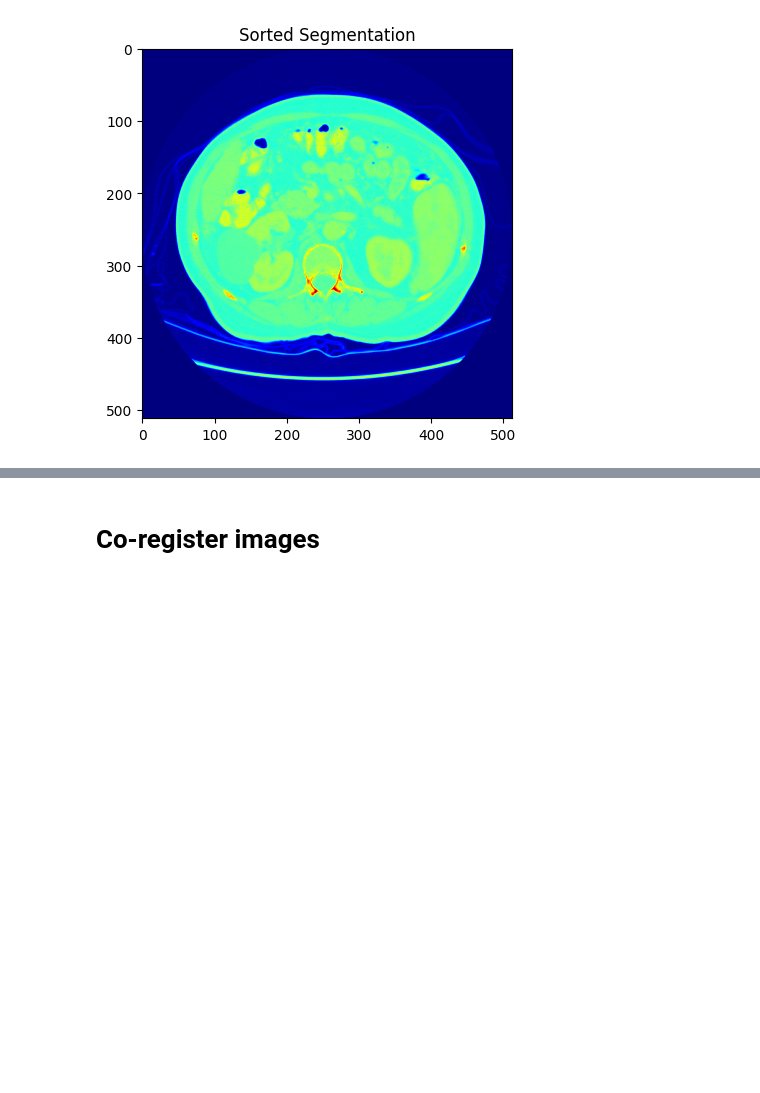
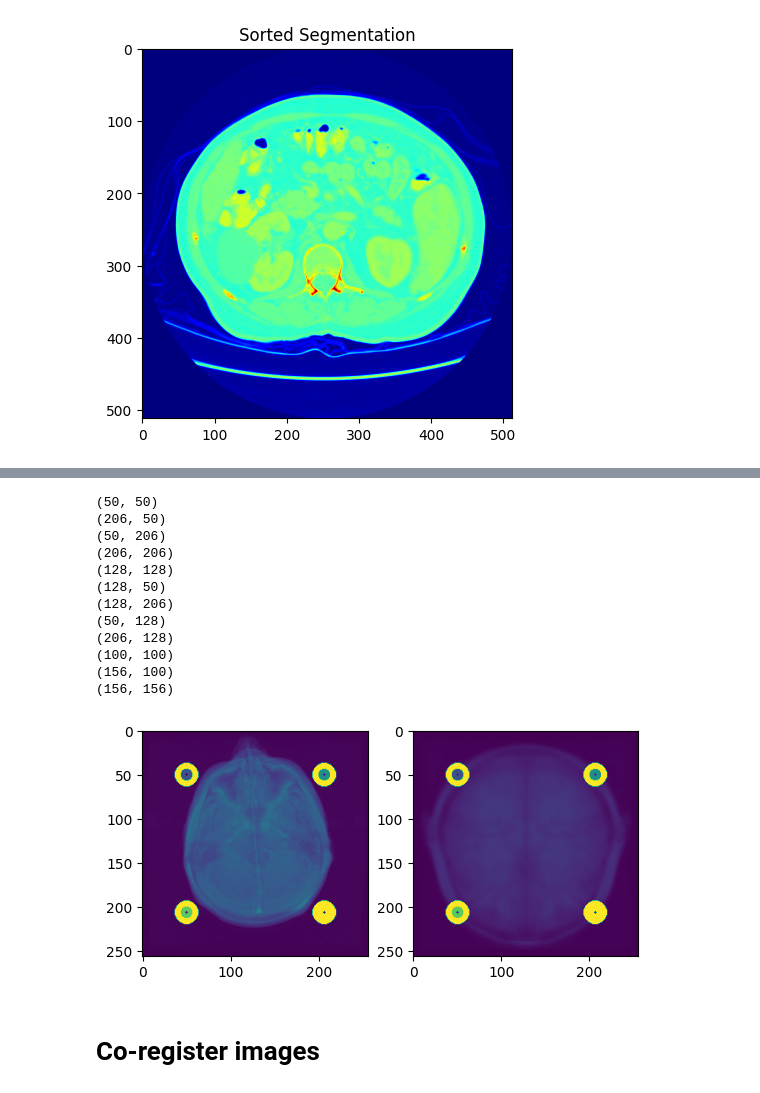
Before and after one commit to claredavies/MedicalImaging, a Jupyter notebook: MedicalImagingProject.ipynb, the cells around one changed output, grey strips where cells are left out. Saved outputs shown, nothing was run; the diff lists cells and outputs as text; code cells hidden in the pictures; blank space fills up the shorter version.

```diff
--- a/MedicalImagingProject.ipynb
+++ b/MedicalImagingProject.ipynb
@@ -297,3 +374,73 @@ plt.show()
+# %%
+# Assuming debug_img1 and debug_img2 are already defined
+
+# Get the shape of the images
+height1, width1 = debug_img1.shape[:2]
+height2, width2 = debug_img2.shape[:2]
+
+height1, width1 = debug_img1.shape[:2]
+height2, width2 = debug_img2.shape[:2]
+
+# Define the coordinate points within the image
+point1 = (50, 50)  # Top-left corner
+point2 = (width1 - 50, 50)  # Top-right corner
+point3 = (50, height1 - 50)  # Bottom-left corner
+point4 = (width1 - 50, height1 - 50)  # Bottom-right corner
+
+point5 = (int(width1 / 2), int(height1 / 2))  # Center point
+point6 = (int(width1 / 2), 50)  # Top-center point
+point7 = (int(width1 / 2), height1 - 50)  # Bottom-center point
+point8 = (50, int(height1 / 2))  # Left-center point
+point9 = (width1 - 50, int(height1 / 2))  # Right-center point
+
+point10 = (100, 100)  # Additional point
+point11 = (width1 - 100, 100)  # Additional point
+point12 = (width1 - 100, height1 - 100)
+
+print(point1)
+print(point2)
+print(point3)
+print(point4)
+print(point5)
+print(point6)
+print(point7)
+print(point8)
+print(point9)
+print(point10)
+print(point11)
+print(point12)
+
+# Draw circles on debug_img1 at the defined coordinate points
+cv2.circle(debug_img1, point1, 10, (255, 0, 0), 5)
+cv2.circle(debug_img1, point2, 10, (255, 0, 0), 5)
+cv2.circle(debug_img1, point3, 10, (255, 0, 0), 5)
+cv2.circle(debug_img1, point4, 10, (255, 0, 0), 5)
+
+# Draw circles on debug_img2 at the defined coordinate points
+cv2.circle(debug_img2, point1, 10, (255, 0, 0), 5)
+cv2.circle(debug_img2, point2, 10, (255, 0, 0), 5)
+cv2.circle(debug_img2, point3, 10, (255, 0, 0), 5)
+cv2.circle(debug_img2, point4, 10, (255, 0, 0), 5)
+
+plt.subplot(1,2,1)
+plt.imshow(debug_img1);
+
+plt.subplot(1,2,2)
+plt.imshow(debug_img2);
+# %% [output]
+(50, 50)
+(206, 50)
+(50, 206)
+(206, 206)
+(128, 128)
+(128, 50)
+(128, 206)
+(50, 128)
+(206, 128)
+(100, 100)
+(156, 100)
+(156, 156)
+[figure, added]
 # %% [markdown]
 # Co-register images
 # %%
```
Also changed, not shown: parts of 14 cells of this notebook.
